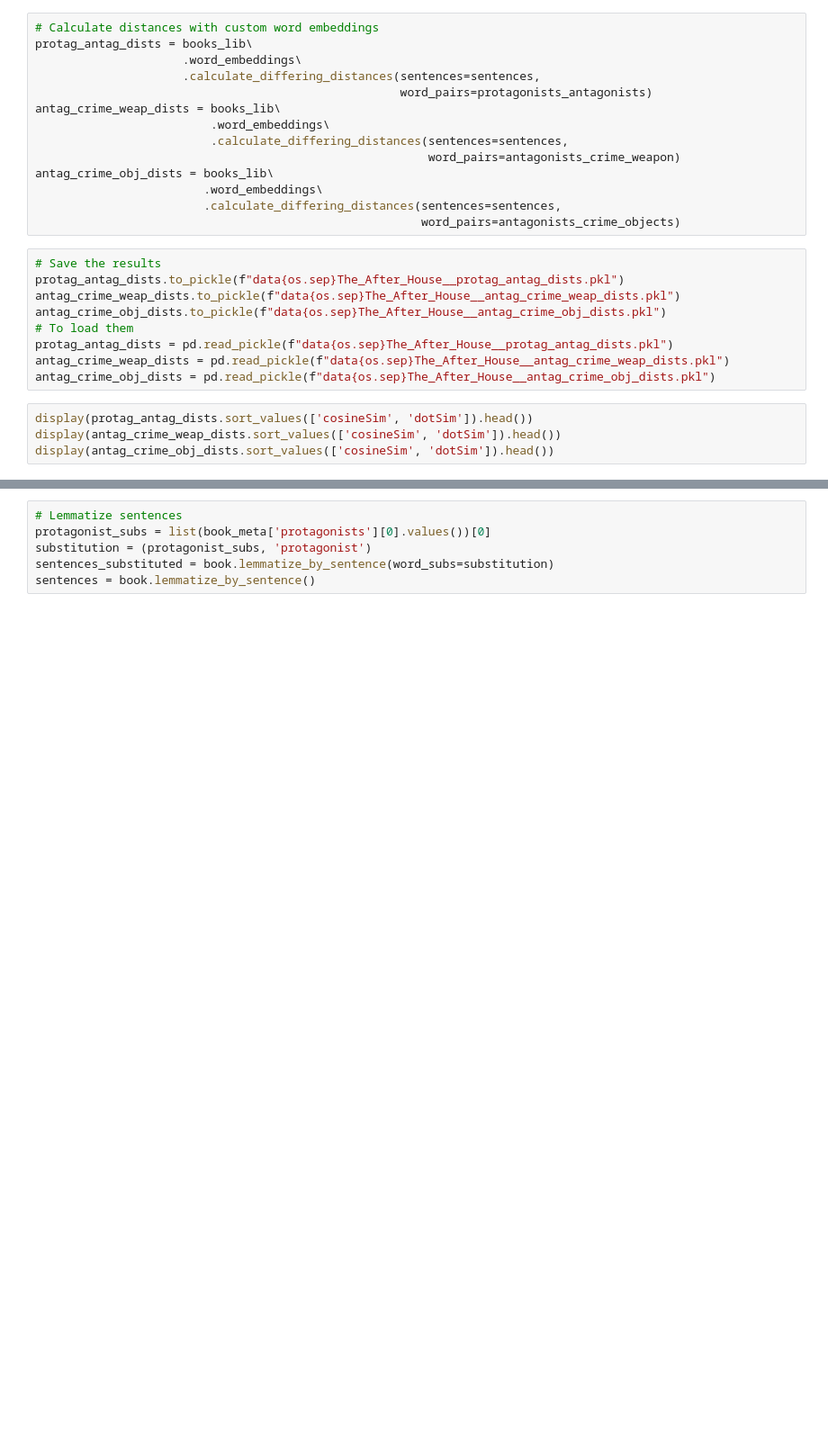
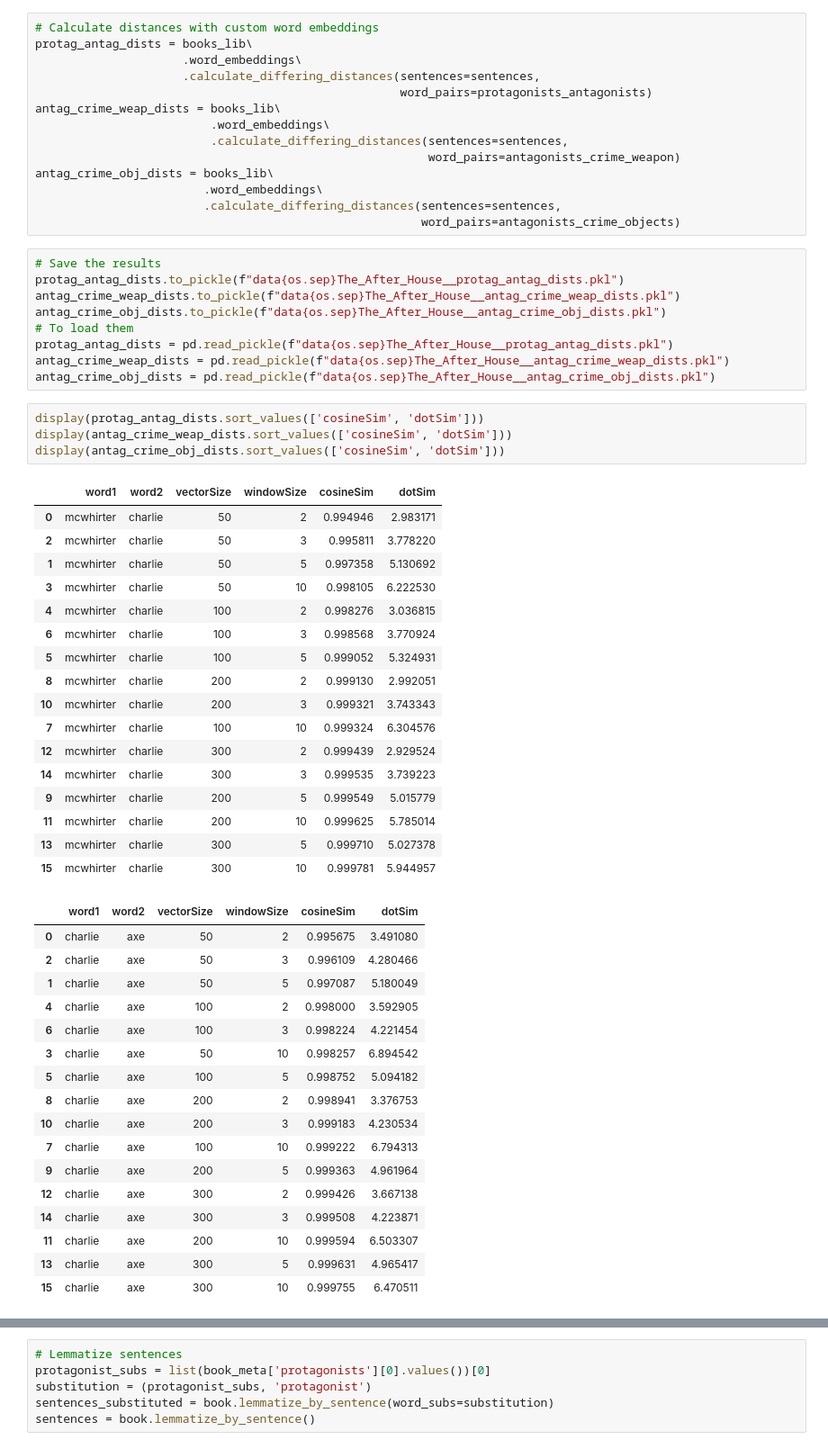
Before and after one commit to NLPaladins/rinehartAnalysis_wordVectors, a Jupyter notebook: main.ipynb, the cells around one changed output, grey strips where cells are left out. Shown at 90% size. Cells and saved outputs as stored; diff of their text form; blank space fills up the shorter version.

```diff
--- a/main.ipynb
+++ b/main.ipynb
@@ -483,6 +606,41 @@ protag_antag_dists = pd.read_pickle(f"data{os.sep}The_After_House__protag_antag_
 antag_crime_weap_dists = pd.read_pickle(f"data{os.sep}The_After_House__antag_crime_weap_dists.pkl")
 antag_crime_obj_dists = pd.read_pickle(f"data{os.sep}The_After_House__antag_crime_obj_dists.pkl")
 # %%
-display(protag_antag_dists.sort_values(['cosineSim', 'dotSim']).head())
-display(antag_crime_weap_dists.sort_values(['cosineSim', 'dotSim']).head())
-display(antag_crime_obj_dists.sort_values(['cosineSim', 'dotSim']).head())
+display(protag_antag_dists.sort_values(['cosineSim', 'dotSim']))
+display(antag_crime_weap_dists.sort_values(['cosineSim', 'dotSim']))
+display(antag_crime_obj_dists.sort_values(['cosineSim', 'dotSim']))
+# %% [output]
+|  | word1 | word2 | vectorSize | windowSize | cosineSim | dotSim |
+| 0 | mcwhirter | charlie | 50 | 2 | 0.994946 | 2.983171 |
+| 2 | mcwhirter | charlie | 50 | 3 | 0.995811 | 3.778220 |
+| 1 | mcwhirter | charlie | 50 | 5 | 0.997358 | 5.130692 |
+| 3 | mcwhirter | charlie | 50 | 10 | 0.998105 | 6.222530 |
+| 4 | mcwhirter | charlie | 100 | 2 | 0.998276 | 3.036815 |
+| 6 | mcwhirter | charlie | 100 | 3 | 0.998568 | 3.770924 |
+| 5 | mcwhirter | charlie | 100 | 5 | 0.999052 | 5.324931 |
+| 8 | mcwhirter | charlie | 200 | 2 | 0.999130 | 2.992051 |
+| 10 | mcwhirter | charlie | 200 | 3 | 0.999321 | 3.743343 |
+| 7 | mcwhirter | charlie | 100 | 10 | 0.999324 | 6.304576 |
+| 12 | mcwhirter | charlie | 300 | 2 | 0.999439 | 2.929524 |
+| 14 | mcwhirter | charlie | 300 | 3 | 0.999535 | 3.739223 |
+| 9 | mcwhirter | charlie | 200 | 5 | 0.999549 | 5.015779 |
+| 11 | mcwhirter | charlie | 200 | 10 | 0.999625 | 5.785014 |
+| 13 | mcwhirter | charlie | 300 | 5 | 0.999710 | 5.027378 |
+| 15 | mcwhirter | charlie | 300 | 10 | 0.999781 | 5.944957 |
+|  | word1 | word2 | vectorSize | windowSize | cosineSim | dotSim |
+| 0 | charlie | axe | 50 | 2 | 0.995675 | 3.491080 |
+| 2 | charlie | axe | 50 | 3 | 0.996109 | 4.280466 |
+| 1 | charlie | axe | 50 | 5 | 0.997087 | 5.180049 |
+| 4 | charlie | axe | 100 | 2 | 0.998000 | 3.592905 |
+| 6 | charlie | axe | 100 | 3 | 0.998224 | 4.221454 |
+| 3 | charlie | axe | 50 | 10 | 0.998257 | 6.894542 |
+| 5 | charlie | axe | 100 | 5 | 0.998752 | 5.094182 |
+| 8 | charlie | axe | 200 | 2 | 0.998941 | 3.376753 |
+| 10 | charlie | axe | 200 | 3 | 0.999183 | 4.230534 |
+| 7 | charlie | axe | 100 | 10 | 0.999222 | 6.794313 |
+| 9 | charlie | axe | 200 | 5 | 0.999363 | 4.961964 |
+| 12 | charlie | axe | 300 | 2 | 0.999426 | 3.667138 |
+| 14 | charlie | axe | 300 | 3 | 0.999508 | 4.223871 |
+| 11 | charlie | axe | 200 | 10 | 0.999594 | 6.503307 |
+| 13 | charlie | axe | 300 | 5 | 0.999631 | 4.965417 |
+| 15 | charlie | axe | 300 | 10 | 0.999755 | 6.470511 |
```
Also changed, not shown: parts of 36 cells of this notebook, 31 other files.
